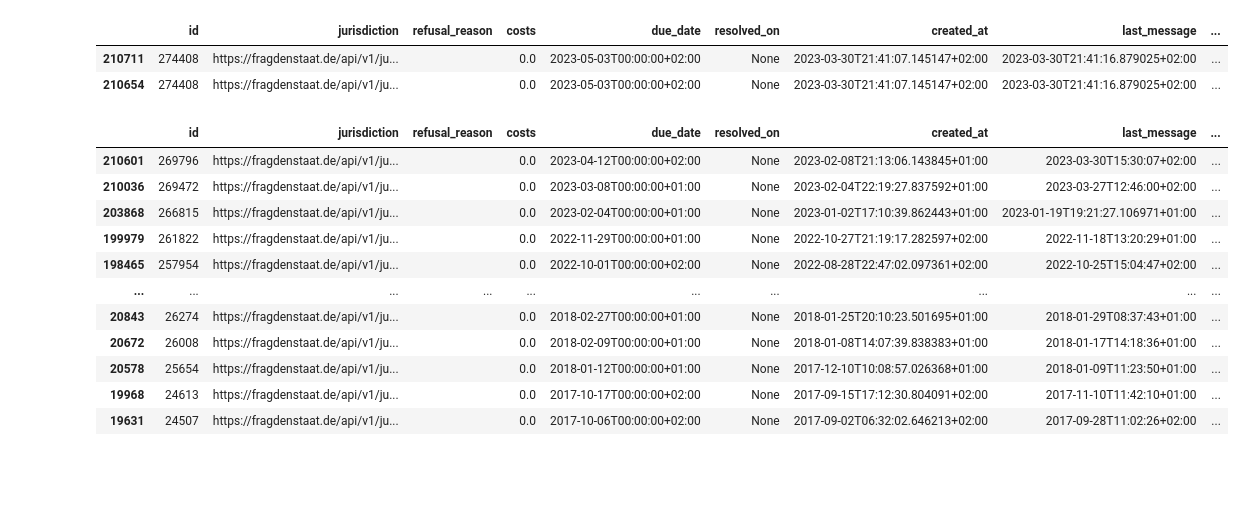
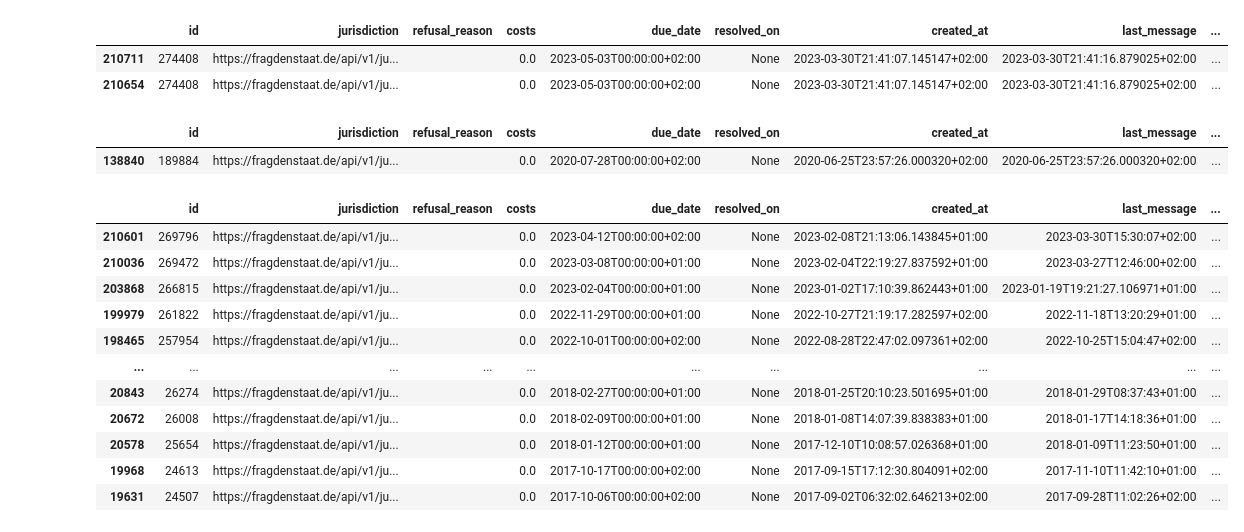
Before and after one commit to CorrelAid/fds_dashboard, a Jupyter notebook: db/python_scripts/pp_test.ipynb, the cells around one changed output. Cells and saved outputs as stored; diff of their text form; code cells hidden in the pictures; blank space fills up the shorter version.

```diff
--- a/db/python_scripts/pp_test.ipynb
+++ b/db/python_scripts/pp_test.ipynb
@@ -94,6 +38,11 @@ df['user'] = df['user'].astype('float').astype(pd.Int64Dtype())
 # %%
 df["public_body_id"] = df["public_body"].apply(
     lambda dct: int(dct.get("id")) if dct is not None else pd.NA)
+# %%
+df[df["public_body_id"]==11087]
+# %% [output]
+|  | id | jurisdiction | refusal_reason | costs | due_date | resolved_on | created_at | last_message | ... |
+| 138840 | 189884 | https://fragdenstaat.de/api/v1/ju... |  | 0.0 | 2020-07-28T00:00:00+02:00 | None | 2020-06-25T23:57:26.000320+02:00 | 2020-06-25T23:57:26.000320+02:00 | ... |
 # %%
 df = df.fillna(pd.NA)
 # %%
```
Also changed, not shown: parts of 6 cells of this notebook, 3 other files.
